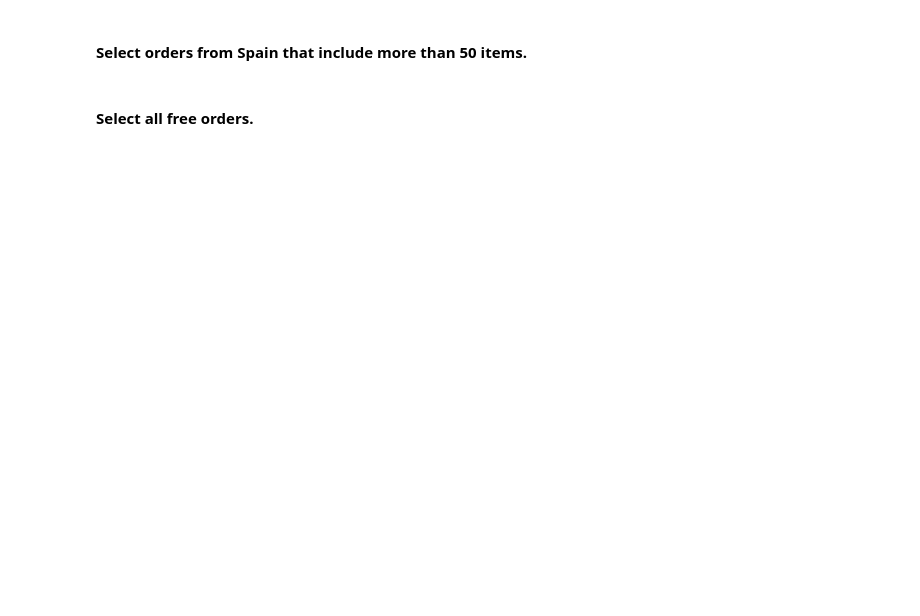
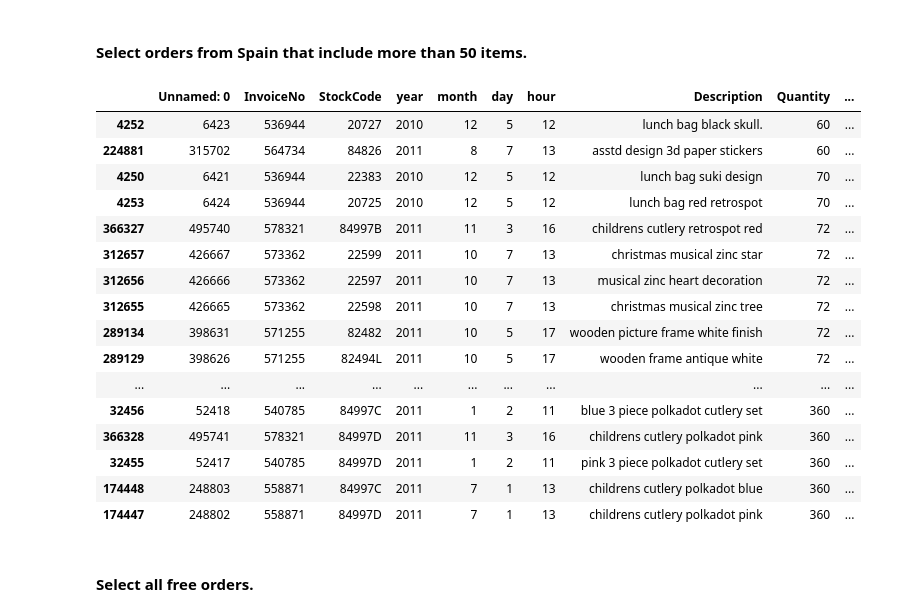
Before and after one commit to siandav/cosferlabwork, a Jupyter notebook: Week4/python/day3 labs/main.ipynb, the cells around one changed output. Saved outputs shown, nothing was run; the diff lists cells and outputs as text; code cells hidden in the pictures; blank space fills up the shorter version.

```diff
--- a/Week4/python/day3 labs/main.ipynb
+++ b/Week4/python/day3 labs/main.ipynb
@@ -278,0 +287,3 @@ group_emp.describe()
+# %%
+orders = pd.read_csv('orders.txt')
+orders.head(5)
@@ -299,0 +350,3 @@ your comments here
+# %%
+orders_spain = orders.loc[orders['Country']=='Spain']
+orders_spain['CustomerID'].unique()
@@ -313,2 +388,22 @@ your comments here
+# %%
+orders_spain.loc[orders_spain['Quantity']>50].sort_values('Quantity')
+# %% [output]
+|  | Unnamed: 0 | InvoiceNo | StockCode | year | month | day | hour | Description | Quantity | ... |
+| 4252 | 6423 | 536944 | 20727 | 2010 | 12 | 5 | 12 | lunch bag black skull. | 60 | ... |
+| 224881 | 315702 | 564734 | 84826 | 2011 | 8 | 7 | 13 | asstd design 3d paper stickers | 60 | ... |
+| 4250 | 6421 | 536944 | 22383 | 2010 | 12 | 5 | 12 | lunch bag suki design | 70 | ... |
+| 4253 | 6424 | 536944 | 20725 | 2010 | 12 | 5 | 12 | lunch bag red retrospot | 70 | ... |
+| 366327 | 495740 | 578321 | 84997B | 2011 | 11 | 3 | 16 | childrens cutlery retrospot red | 72 | ... |
+| 312657 | 426667 | 573362 | 22599 | 2011 | 10 | 7 | 13 | christmas musical zinc star | 72 | ... |
+| 312656 | 426666 | 573362 | 22597 | 2011 | 10 | 7 | 13 | musical zinc heart decoration | 72 | ... |
+| 312655 | 426665 | 573362 | 22598 | 2011 | 10 | 7 | 13 | christmas musical zinc tree | 72 | ... |
+| 289134 | 398631 | 571255 | 82482 | 2011 | 10 | 5 | 17 | wooden picture frame white finish | 72 | ... |
+| 289129 | 398626 | 571255 | 82494L | 2011 | 10 | 5 | 17 | wooden frame antique white | 72 | ... |
+| ... | ... | ... | ... | ... | ... | ... | ... | ... | ... | ... |
+| 32456 | 52418 | 540785 | 84997C | 2011 | 1 | 2 | 11 | blue 3 piece polkadot cutlery set | 360 | ... |
+| 366328 | 495741 | 578321 | 84997D | 2011 | 11 | 3 | 16 | childrens cutlery polkadot pink | 360 | ... |
+| 32455 | 52417 | 540785 | 84997D | 2011 | 1 | 2 | 11 | pink 3 piece polkadot cutlery set | 360 | ... |
+| 174448 | 248803 | 558871 | 84997C | 2011 | 7 | 1 | 13 | childrens cutlery polkadot blue | 360 | ... |
+| 174447 | 248802 | 558871 | 84997D | 2011 | 7 | 1 | 13 | childrens cutlery polkadot pink | 360 | ... |
 # %% [markdown]
 #### Select all free orders.
```
Also changed, not shown: parts of 40 cells of this notebook.
